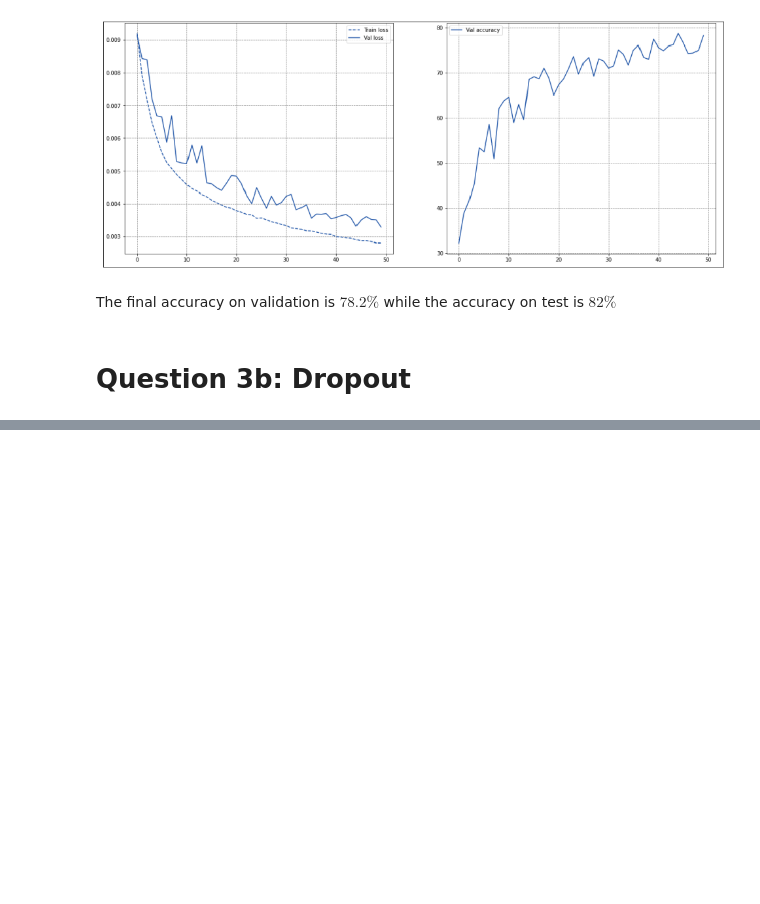
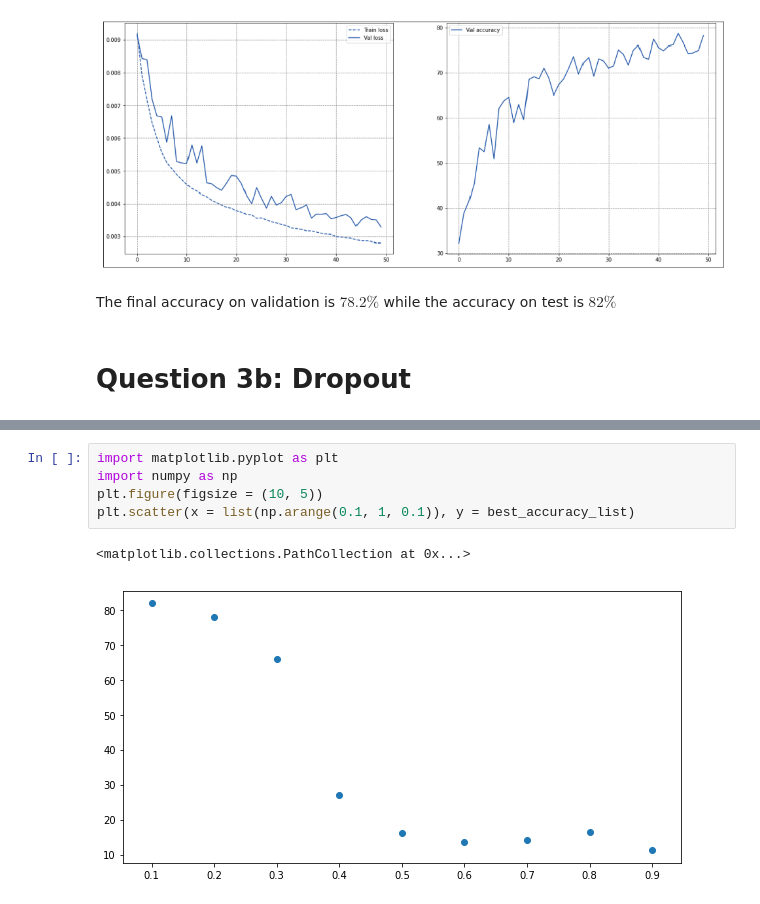
Before and after one commit to fabiomontello/AML-projects, a Jupyter notebook: HW3/AML Assignment 3 - report - Q3.ipynb, the cells around one changed output, grey strips where cells are left out. Drawn from its saved outputs; the diff is of its cells as text; blank space fills up the shorter version.

```diff
--- a/HW3/AML Assignment 3 - report - Q3.ipynb
+++ b/HW3/AML Assignment 3 - report - Q3.ipynb
@@ -207,0 +230,8 @@ The final accuracy on validation is $78.2\%$ while the accuracy on test is $82\%
+# %%
+import matplotlib.pyplot as plt
+import numpy as np
+plt.figure(figsize = (10, 5))
+plt.scatter(x = list(np.arange(0.1, 1, 0.1)), y = best_accuracy_list)
+# %% [output]
+<matplotlib.collections.PathCollection at 0x...>
+[figure, added]
```
Also changed, not shown: parts of 9 cells of this notebook.
